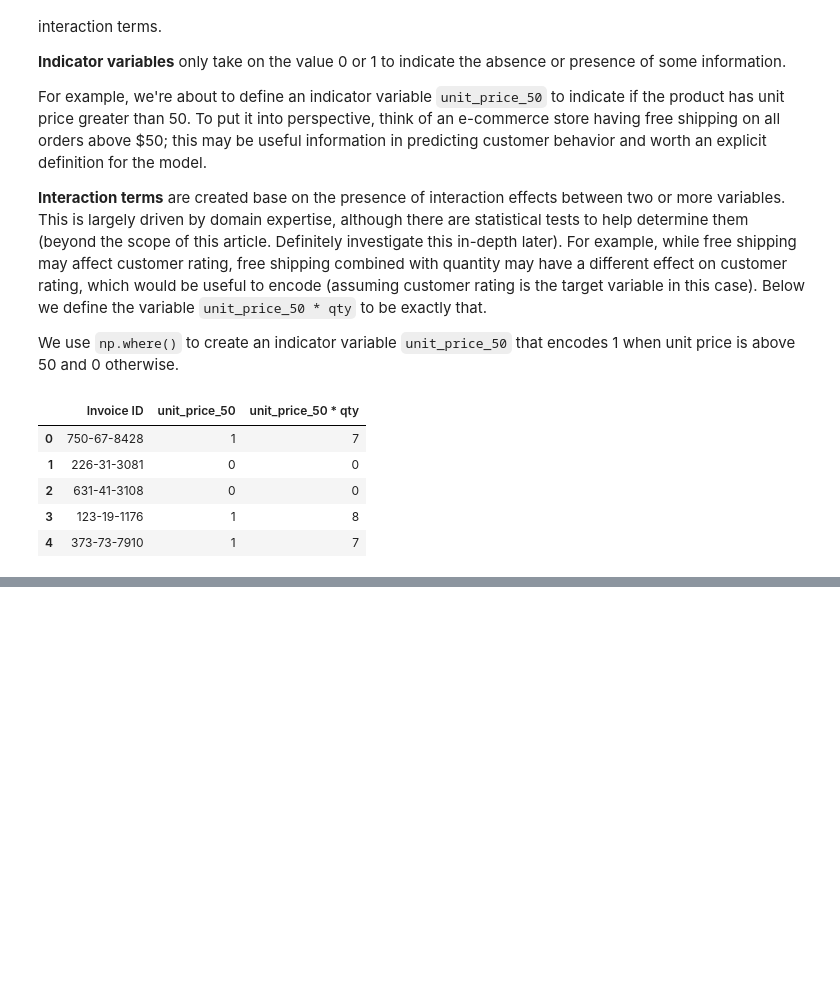
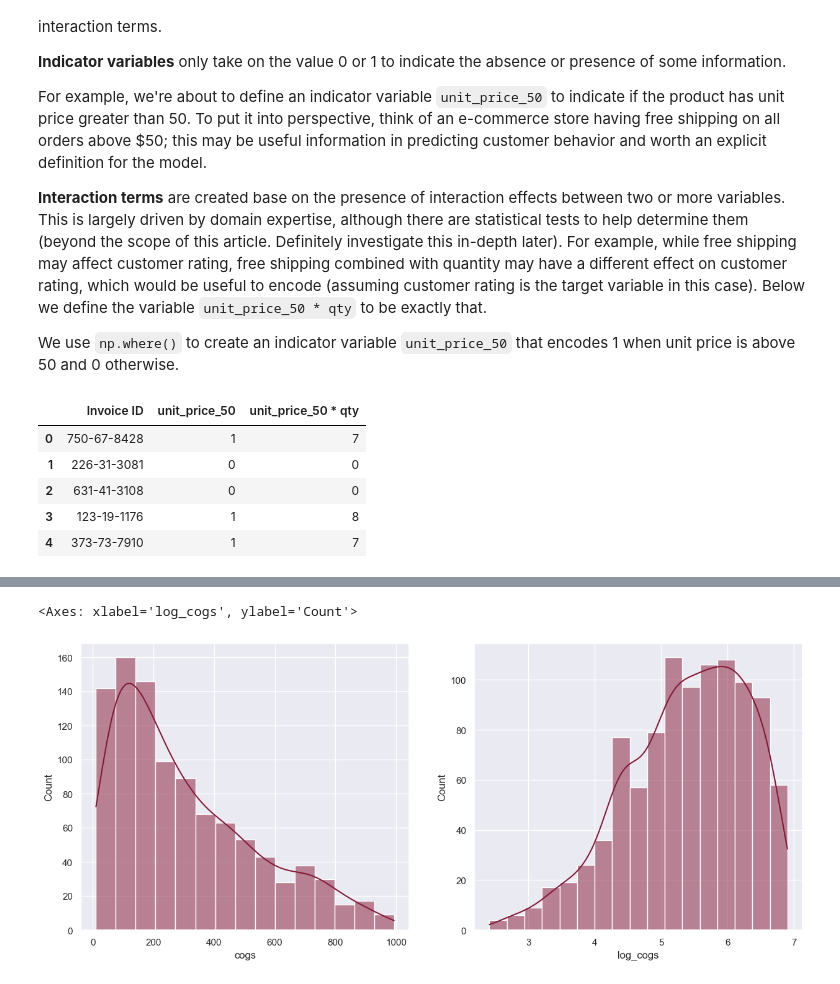
Before and after one commit to crdcamp/ml-learning-linear-regression-feature-engineering, a Jupyter notebook: feature_engineering_intro.ipynb, the cells around one changed output, grey strips where cells are left out. Cells and saved outputs as stored; diff of their text form; code cells hidden in the pictures; blank space fills up the shorter version.

Commit message:
Numeric transformations and prep for in-depth numeric transformations. Prep for learning plotting

```diff
--- a/feature_engineering_intro.ipynb
+++ b/feature_engineering_intro.ipynb
@@ -157,0 +168,5 @@ df[['Invoice ID', 'unit_price_50', 'unit_price_50 * qty']].head()
+# %%
+df['log_cogs'] = np.log(df['cogs'] + 1)
+df['gross income squared'] = np.square(df['gross income'])
+
+df[['cogs', 'log_cogs', 'gross income', 'gross income squared']].head()
@@ -157,0 +180,8 @@ df[['Invoice ID', 'unit_price_50', 'unit_price_50 * qty']].head()
+# %%
+fig, (ax1, ax2) = plt.subplots(1, 2, figsize=(15,6))
+
+sns.histplot(df['cogs'], ax=ax1, kde=True)
+sns.histplot(df['log_cogs'], ax=ax2, kde=True)
+# %% [output]
+<Axes: xlabel='log_cogs', ylabel='Count'>
+[figure, added]
```
Also changed, not shown: parts of 2 cells of this notebook.
